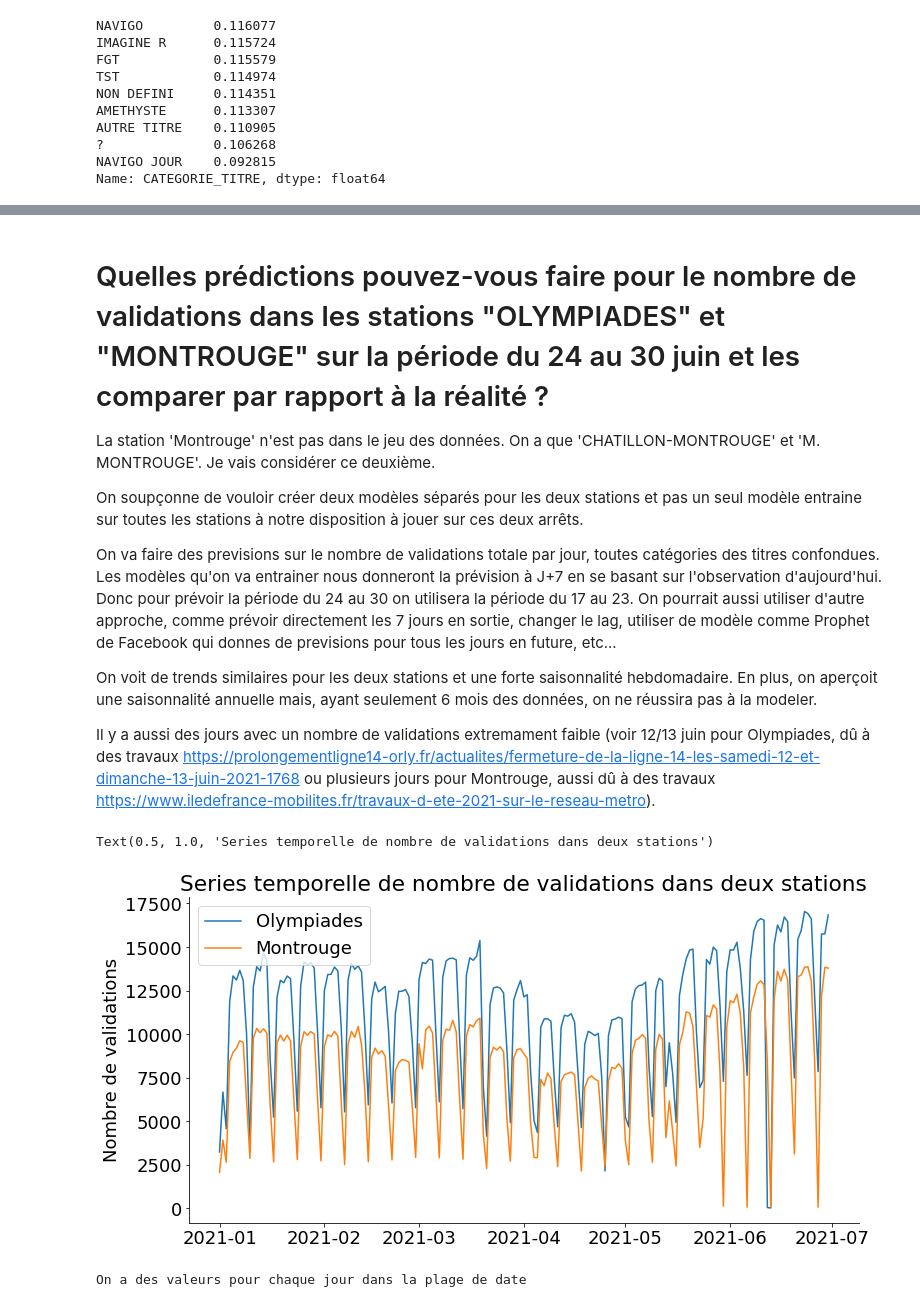
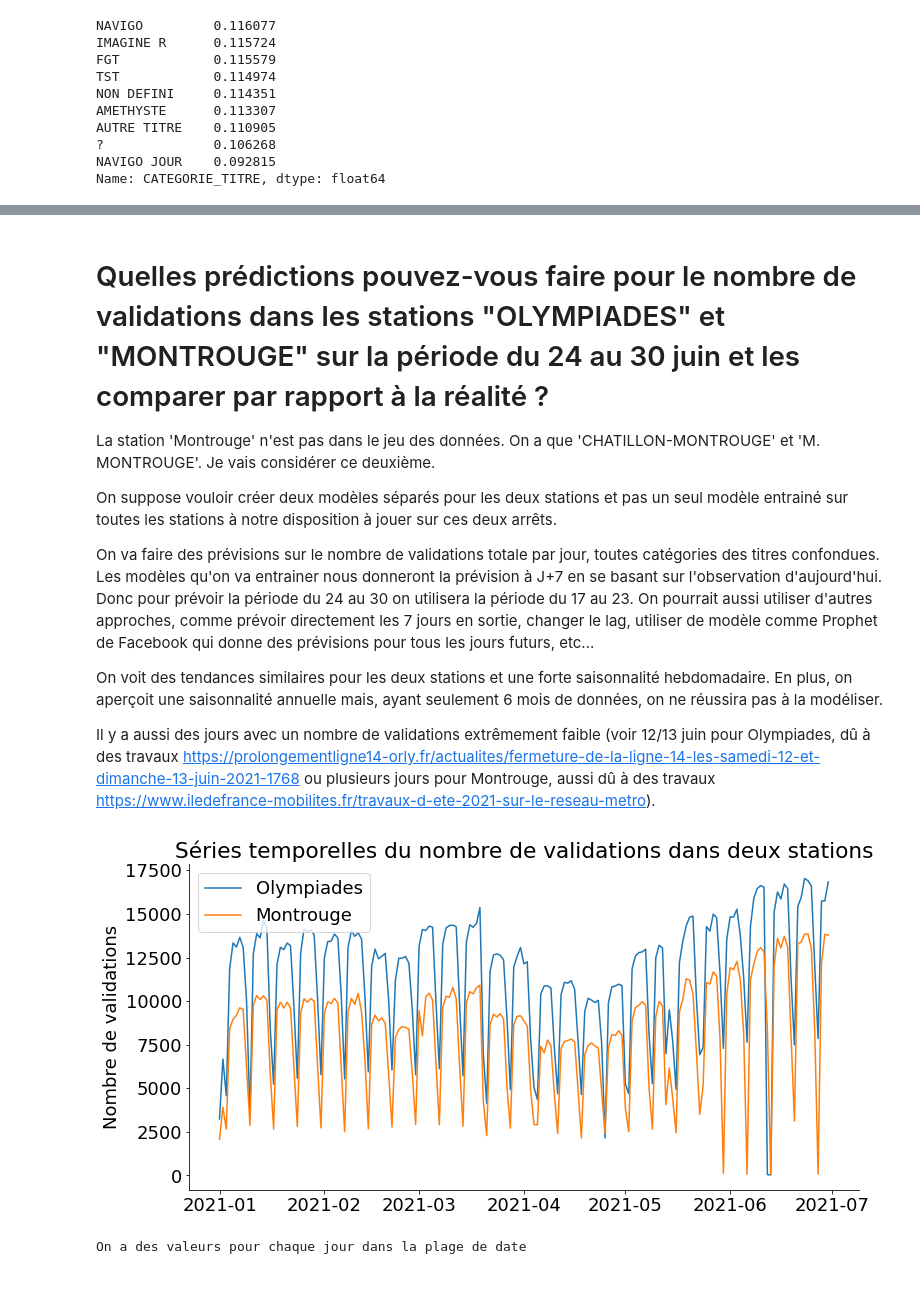
Before and after one commit to pcumani/SNCFValidations, a Jupyter notebook: Test entretien.ipynb, the cells around one changed output, grey strips where cells are left out. Saved outputs shown, nothing was run; the diff lists cells and outputs as text; code cells hidden in the pictures.

```diff
--- a/Test entretien.ipynb
+++ b/Test entretien.ipynb
@@ -578,34 +552,33 @@ On pourrait aussi normaliser les données station par station. L'idée dans ce c
 
 La station 'Montrouge' n'est pas dans le jeu des données. On a que 'CHATILLON-MONTROUGE' et 'M. MONTROUGE'. Je vais considérer ce deuxième.
 
-On soupçonne de vouloir créer deux modèles séparés pour les deux stations et pas un seul modèle entraine sur toutes les stations à notre disposition à jouer sur ces deux arrêts.
+On suppose vouloir créer deux modèles séparés pour les deux stations et pas un seul modèle entrainé sur toutes les stations à notre disposition à jouer sur ces deux arrêts.
 
-On va faire des previsions sur le nombre de validations totale par jour, toutes catégories des titres confondues. Les modèles qu'on va entrainer nous donneront la prévision à J+7 en se basant sur l'observation d'aujourd'hui. Donc pour prévoir la période du 24 au 30 on utilisera la période du 17 au 23.
-On pourrait aussi utiliser d'autre approche, comme prévoir directement les 7 jours en sortie, changer le lag, utiliser de modèle comme Prophet de Facebook qui donnes de previsions pour tous les jours en future, etc...
+On va faire des prévisions sur le nombre de validations totale par jour, toutes catégories des titres confondues. Les modèles qu'on va entrainer nous donneront la prévision à J+7 en se basant sur l'observation d'aujourd'hui. Donc pour prévoir la période du 24 au 30 on utilisera la période du 17 au 23.
+On pourrait aussi utiliser d'autres approches, comme prévoir directement les 7 jours en sortie, changer le lag, utiliser de modèle comme Prophet de Facebook qui donne des prévisions pour tous les jours futurs, etc...
 
 
-On voit de trends similaires pour les deux stations et une forte saisonnalité hebdomadaire. En plus, on aperçoit une saisonnalité annuelle mais, ayant seulement 6 mois des données, on ne réussira pas à la modeler.
+On voit des tendances similaires pour les deux stations et une forte saisonnalité hebdomadaire. En plus, on aperçoit une saisonnalité annuelle mais, ayant seulement 6 mois de données, on ne réussira pas à la modéliser.
 
-Il y a aussi des jours avec un nombre de validations extremament faible (voir 12/13 juin pour Olympiades, dû à des travaux https://prolongementligne14-orly.fr/actualites/fermeture-de-la-ligne-14-les-samedi-12-et-dimanche-13-juin-2021-1768 ou plusieurs jours pour Montrouge, aussi dû à des travaux https://www.iledefrance-mobilites.fr/travaux-d-ete-2021-sur-le-reseau-metro).
+Il y a aussi des jours avec un nombre de validations extrêmement faible (voir 12/13 juin pour Olympiades, dû à des travaux https://prolongementligne14-orly.fr/actualites/fermeture-de-la-ligne-14-les-samedi-12-et-dimanche-13-juin-2021-1768 ou plusieurs jours pour Montrouge, aussi dû à des travaux https://www.iledefrance-mobilites.fr/travaux-d-ete-2021-sur-le-reseau-metro).
 # %%
 ol = df[df['LIBELLE_ARRET']=='OLYMPIADES'].groupby(['JOUR'])['NB_VALD'].sum().reset_index()
 
 mr = df[df['LIBELLE_ARRET']=='M. MONTROUGE'].groupby(['JOUR'])['NB_VALD'].sum().reset_index()
 
 fig, ax = plt.subplots(figsize=(12, 6))
 sns.lineplot(data=ol, x="JOUR", y="NB_VALD", ax=ax, label='Olympiades')
 sns.lineplot(data=mr, x="JOUR", y="NB_VALD", ax=ax, label='Montrouge')
 
 ax.spines['top'].set_visible(False)
 ax.spines['right'].set_visible(False)
 
 ax.set_xlabel('')
 ax.set_ylabel('Nombre de validations')
 
-ax.set_title('Series temporelle de nombre de validations dans deux stations')
+ax.set_title('Séries temporelles du nombre de validations dans deux stations');
 # %% [output]
-Text(0.5, 1.0, 'Series temporelle de nombre de validations dans deux stations')
-[figure, old version]
+[figure, new version]
 # %%
 if len(ol)==len(mr)==181:
     print('On a des valeurs pour chaque jour dans la plage de date')
```
Also changed, not shown: parts of 42 cells of this notebook, 1 other file.
